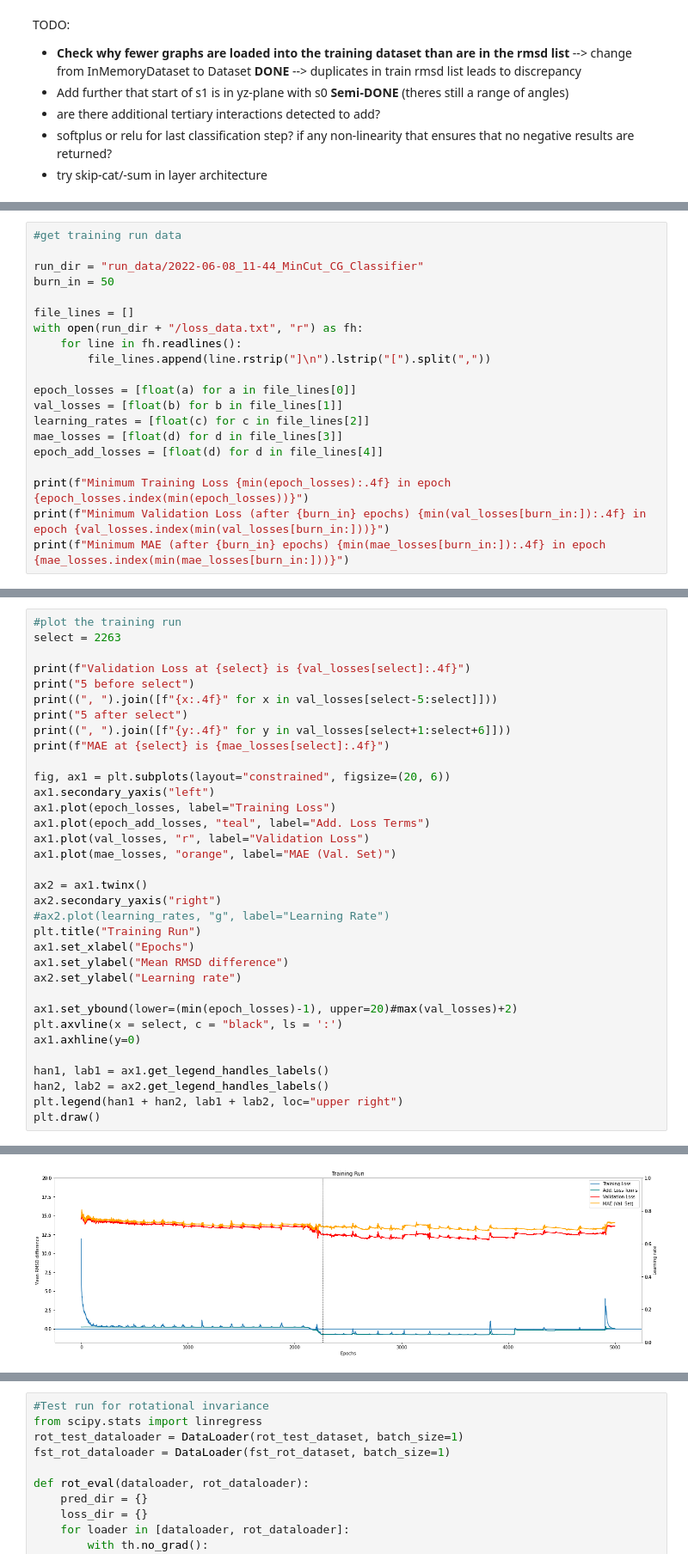
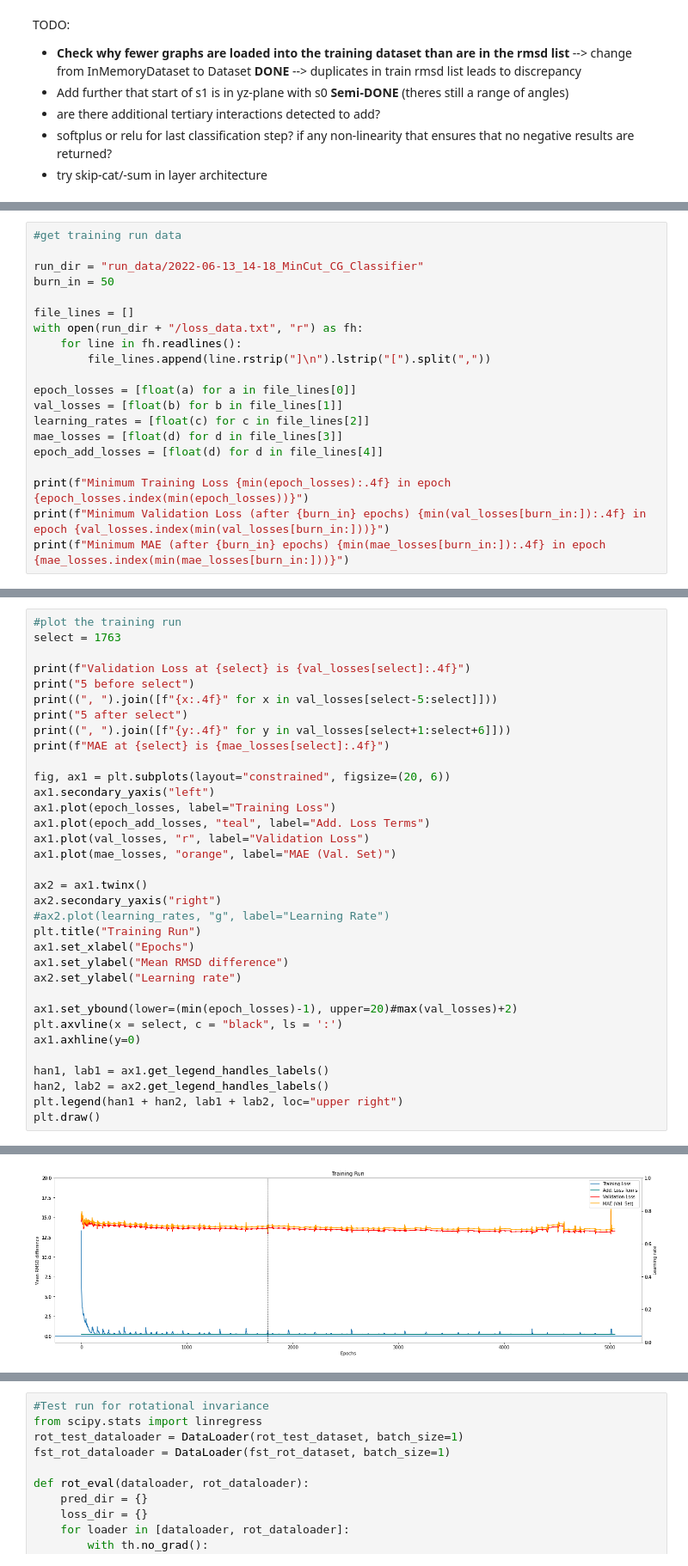
Before and after one commit to milang9/3d_classifier, a Jupyter notebook: 3d_classifier_PyG_pool.ipynb, the cells around one changed output, grey strips where cells are left out. Shown: that part at 86% size. Drawn from its saved outputs; the diff is of its cells as text.

```diff
--- a/3d_classifier_PyG_pool.ipynb
+++ b/3d_classifier_PyG_pool.ipynb
@@ -116,7 +111,7 @@ Epoch 4995: Training loss 0.0504; Validation loss 13.6213, MAE: 14.0952; lr: 0.0
 # %%
 #get training run data
 
-run_dir = "run_data/2022-06-08_11-44_MinCut_CG_Classifier"
+run_dir = "run_data/2022-06-13_14-18_MinCut_CG_Classifier"
 burn_in = 50
 
 file_lines = []
@@ -140,6 +135,6 @@ Minimum MAE (after 50 epochs) 12.7237 in epoch 2217
 # %%
 #plot the training run
-select = 2263
+select = 1763
 
 print(f"Validation Loss at {select} is {val_losses[select]:.4f}")
 print("5 before select")
@@ -181,4 +176,4 @@ MAE at 2263 is 13.4867
-[figure, old version]
+[figure, new version]
 # %%
 #Test
 from classifier.utility import get_energy_dict, rmsd_scatter, e_rmsd_scatter
```
Also changed, not shown: parts of 4 cells of this notebook, 4 other files.
